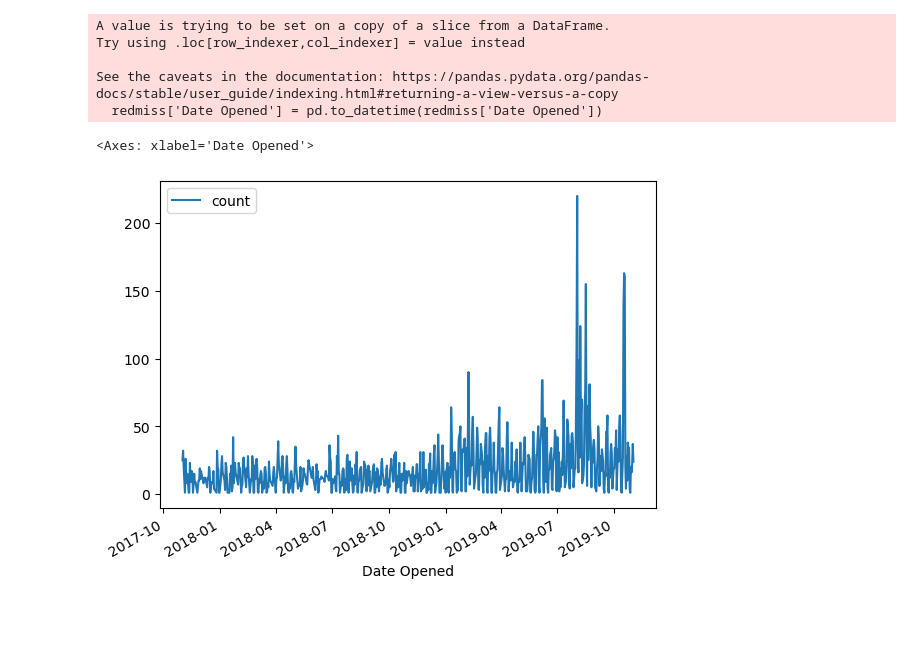
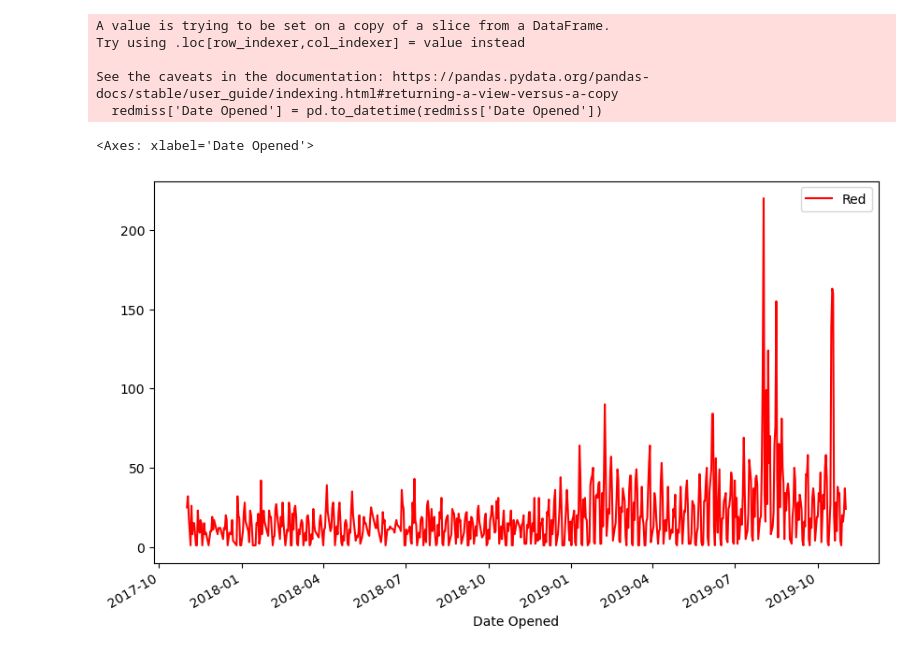
Before and after one commit to NewForce-Cohort-10-Data/trash-haulers-cache-me-outside, a Jupyter notebook: notebooks/trash_haulers.ipynb, the cells around one changed output. Cells and saved outputs as stored; diff of their text form; code cells hidden in the pictures; blank space fills up the shorter version.

```diff
--- a/notebooks/trash_haulers.ipynb
+++ b/notebooks/trash_haulers.ipynb
@@ -388,9 +388,3 @@ Try using .loc[row_indexer,col_indexer] = value instead
 
 See the caveats in the documentation: https://pandas.pydata.org/pandas-docs/stable/user_guide/indexing.html#returning-a-view-versus-a-copy
   redmiss['Date Opened'] = pd.to_datetime(redmiss['Date Opened'])
-# %%
-redmiss_year = redmiss['Date Opened'].value_counts().to_frame().reset_index()
-redmiss_year.sort_values('Date Opened').plot(x='Date Opened',y='count')
-# %% [output]
-<Axes: xlabel='Date Opened'>
-[figure, removed]
@@ -400,0 +391,6 @@ redmiss_year.sort_values('Date Opened').plot(x='Date Opened',y='count')
+# %%
+redmiss_year = redmiss['Date Opened'].value_counts().to_frame().reset_index()
+redmiss_year.sort_values('Date Opened').plot(x='Date Opened',y='count', color = 'red', label = 'Red', figsize = (10,6))
+# %% [output]
+<Axes: xlabel='Date Opened'>
+[figure, added]
```
Also changed, not shown: parts of 22 cells of this notebook.
